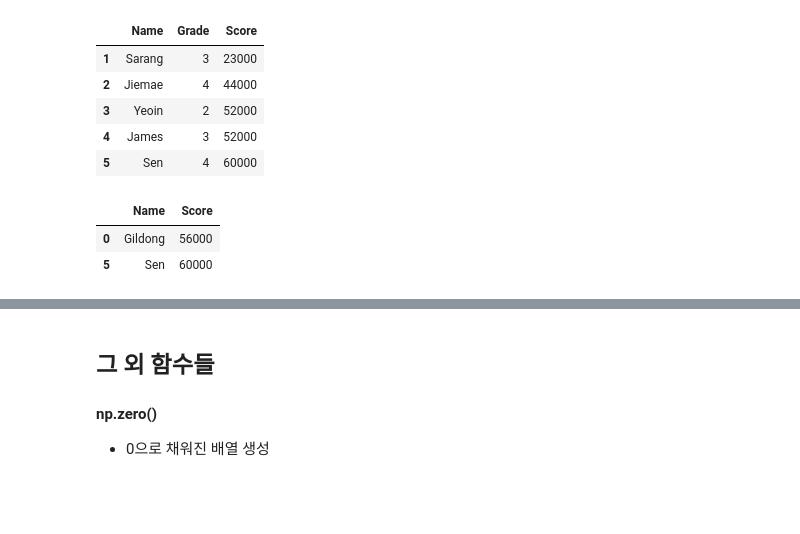
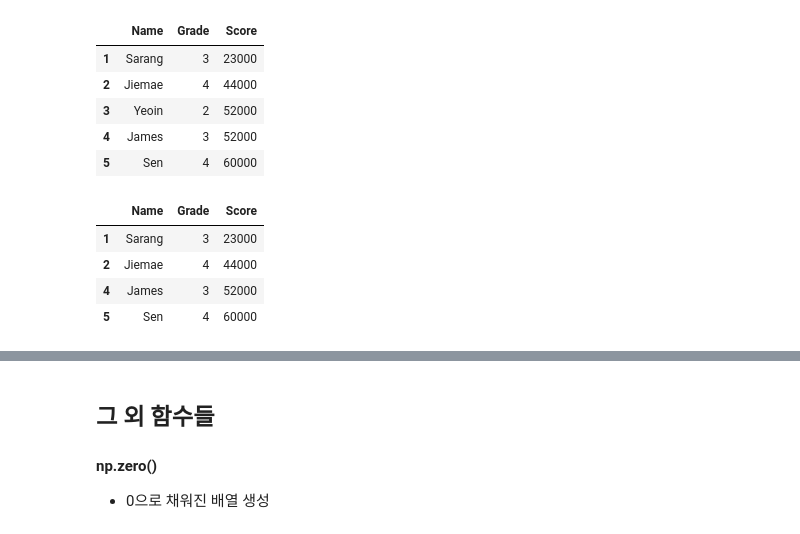
Before and after one commit to Run-aivle/study, a Jupyter notebook: Feb/02.06/SEN/Study.ipynb, the cells around one changed output, grey strips where cells are left out. Saved outputs shown, nothing was run; the diff lists cells and outputs as text; code cells hidden in the pictures; blank space fills up the shorter version.

```diff
--- a/Feb/02.06/SEN/Study.ipynb
+++ b/Feb/02.06/SEN/Study.ipynb
@@ -375,8 +451,10 @@ df.loc[df['Grade'].between(2,4)]
 | 4 | James | 3 | 52000 |
 | 5 | Sen | 4 | 60000 |
 # %%
-df.loc[df['Score']>52000,['Name', 'Score']]
+df.loc[df['Grade'].between(2,4, inclusive = 'right')]
 # %% [output]
-|  | Name | Score |
-| 0 | Gildong | 56000 |
-| 5 | Sen | 60000 |
+|  | Name | Grade | Score |
+| 1 | Sarang | 3 | 23000 |
+| 2 | Jiemae | 4 | 44000 |
+| 4 | James | 3 | 52000 |
+| 5 | Sen | 4 | 60000 |
```
Also changed, not shown: parts of 28 cells of this notebook.
